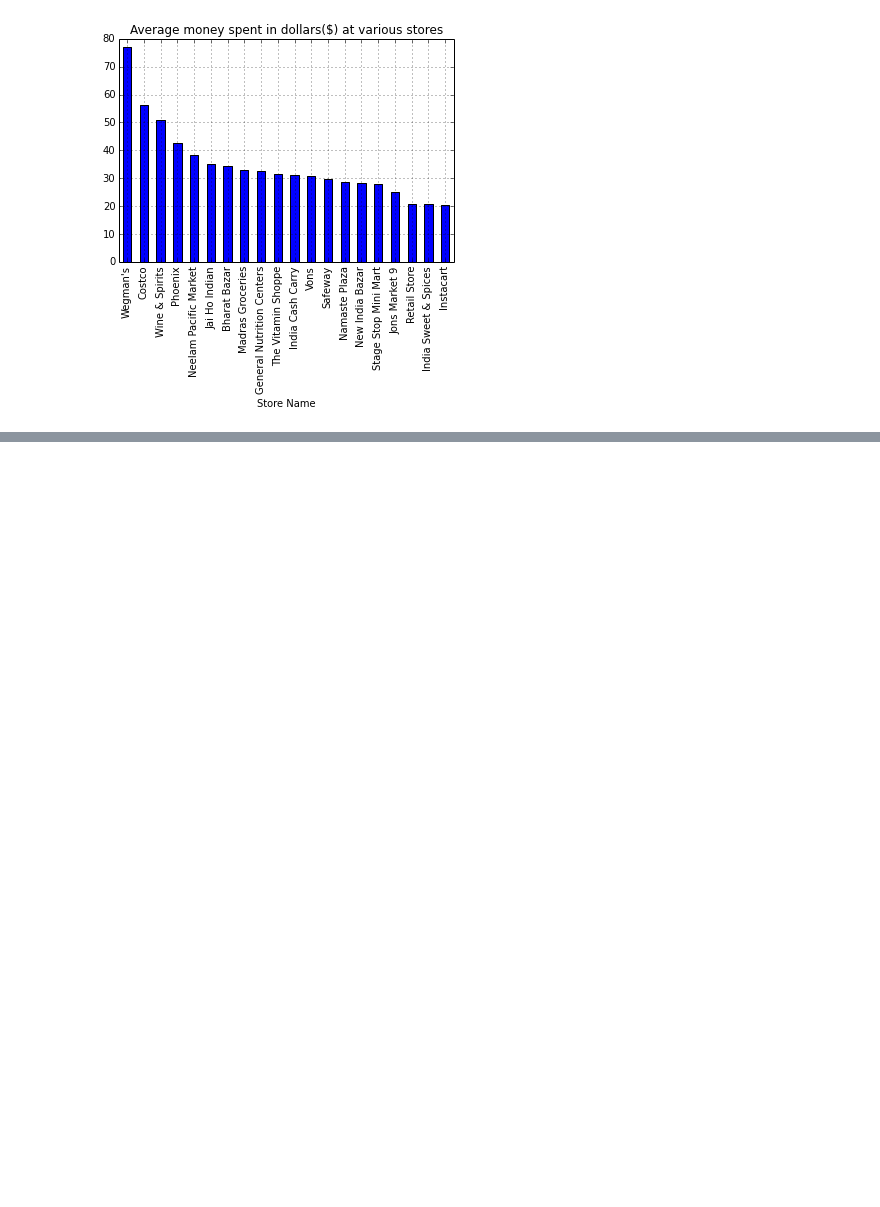
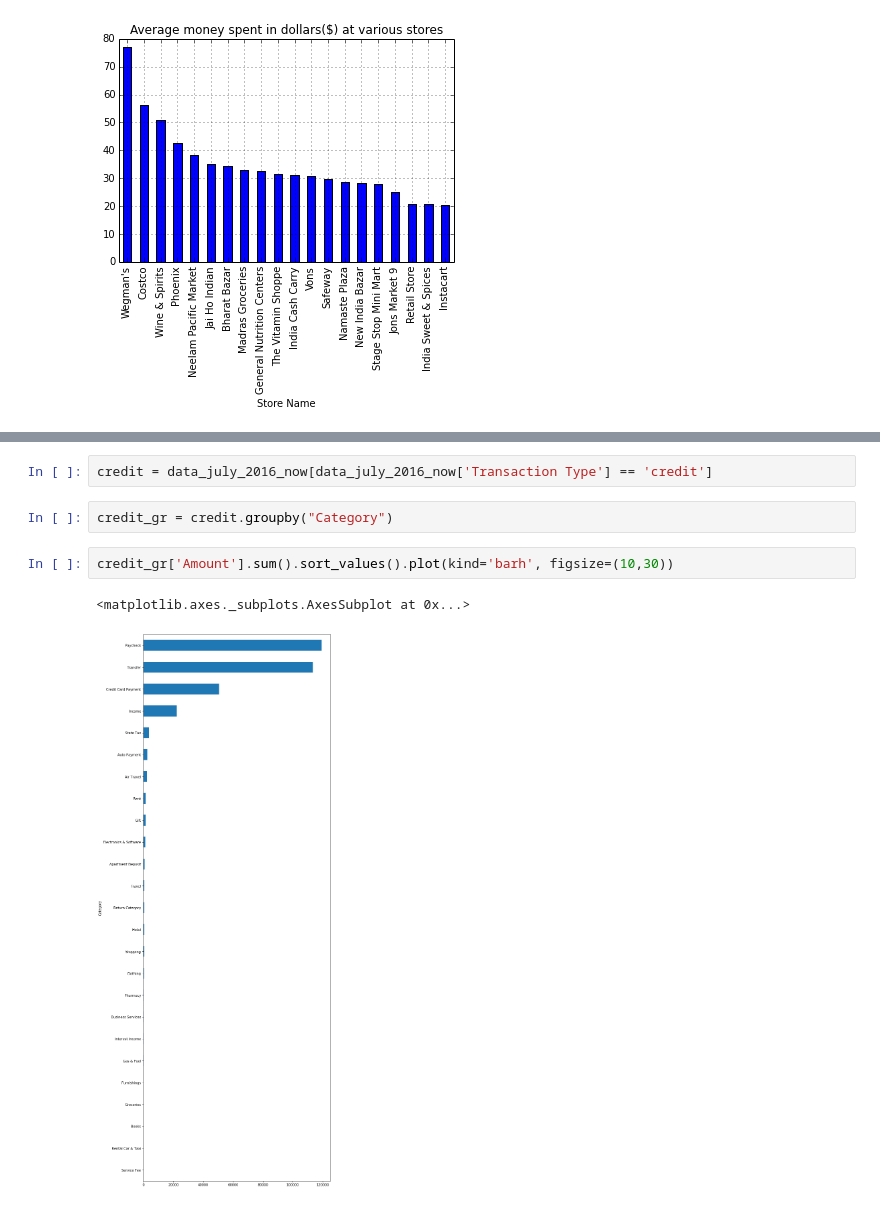
Before and after one commit to kapild/datascience, a Jupyter notebook: shopping/shopping.ipynb, the cells around one changed output, grey strips where cells are left out. Cells and saved outputs as stored; diff of their text form; blank space fills up the shorter version.

```diff
--- a/shopping/shopping.ipynb
+++ b/shopping/shopping.ipynb
@@ -107,0 +222,9 @@ f(business_group, column='Amount', func=np.mean, n=20).plot(kind='bar', title="A
+# %%
+credit = data_july_2016_now[data_july_2016_now['Transaction Type'] == 'credit']
+# %%
+credit_gr = credit.groupby("Category")
+# %%
+credit_gr['Amount'].sum().sort_values().plot(kind='barh', figsize=(10,30))
+# %% [output]
+<matplotlib.axes._subplots.AxesSubplot at 0x...>
+[figure, added]
```
Also changed, not shown: parts of 21 cells of this notebook.
